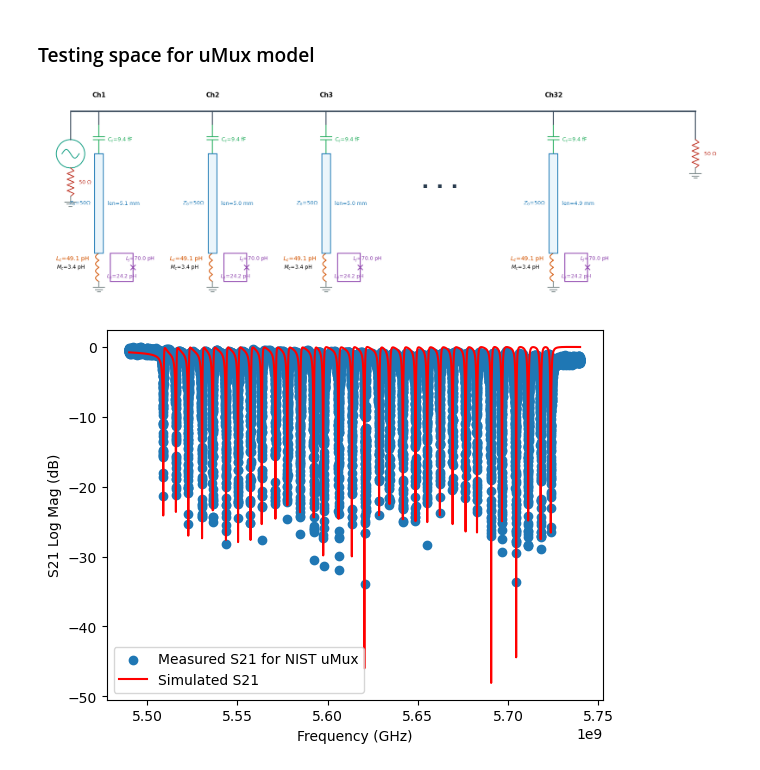
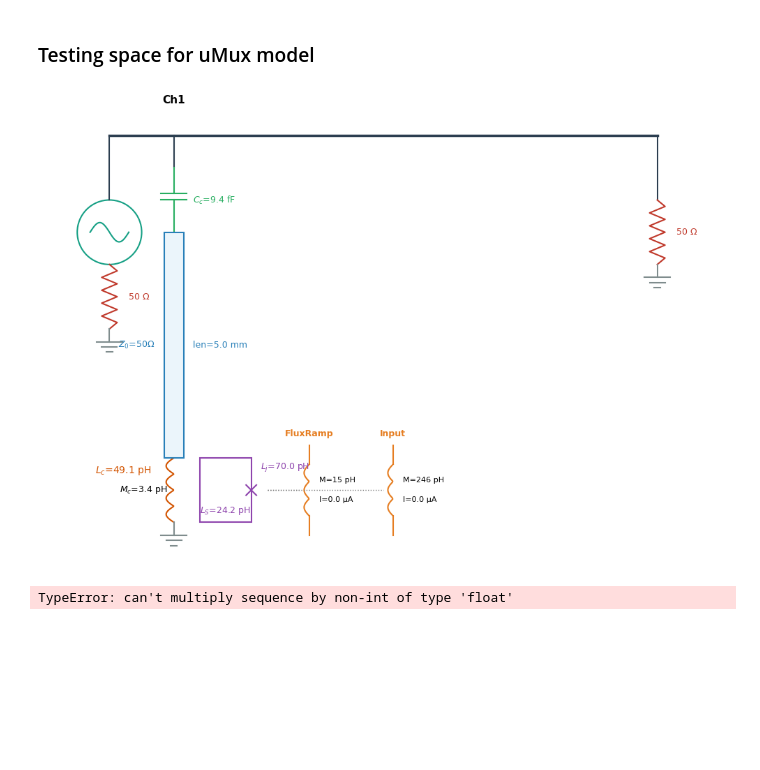
Before and after one commit to QTSF-Mines/Microwave-Multiplexing, a Jupyter notebook: uMux_modeling/model_testing.ipynb, the cells around one changed output. Drawn from its saved outputs; the diff is of its cells as text; code cells hidden in the pictures; blank space fills up the shorter version.

Commit message:
Flux Dependence Demonstration

```diff
--- a/uMux_modeling/model_testing.ipynb
+++ b/uMux_modeling/model_testing.ipynb
@@ -19,59 +19,57 @@ s21_logMag = s21_logMag-np.max(s21_logMag)
 # %%
 loaded_params = np.loadtxt('NIST_full_params.txt', dtype=float)
 
 VNA = VNA_Simulator(z0=50)
 Phi0 = 2.067e-15
 
-# Keep a list of your SQUIDs so you can easily access and tune them later
 squids = []
 
 count = 1
 for params in loaded_params:
-    # 1. DESIGN PHASE: Create unique components for THIS channel
-    # We set phi_ext=0 as our baseline "design flux"
+    if((params[2] > 5.6e9)&(params[2]<5.61e9)):
+        squid_ch = SQUID(L_j=70e-12, L_s=24.2e-12, phi_ext=0)
+        squid_ch.add_flux_line("FluxRamp", 15e-12)
+        squid_ch.add_flux_line("Input", 246e-12)
+        ind_ch = Inductor(49.1e-12)
+        tuned_L_ch = ScreenedInductor(primary_inductor=ind_ch, screening_device=squid_ch, M=3.4e-12)
 
-    squid_ch = SQUID(L_j=70e-12, L_s=24.2e-12, phi_ext=0)
-    squid_ch.add_flux_line("FluxRamp", 15e-12)
-    squid_ch.add_flux_line("Input", 246e-12)
-    ind_ch = Inductor(49.1e-12)
-    tuned_L_ch = ScreenedInductor(primary_inductor=ind_ch, screening_device=squid_ch, M=3.4e-12)
+        squids.append(squid_ch)
 
-    # Save the SQUID reference so we can change its flux later
-    squids.append(squid_ch)
+        length, Cc_val, Qi_val = extract_physical_params(params, tuned_L_ch, Cc_in=9.4e-15)
 
-    # 2. EXTRACT PHYSICAL PARAMS: Calculate length based on the baseline 0-flux state
-    length, Cc_val, Qi_val = extract_physical_params(params, tuned_L_ch, Cc_in=9.4e-15)
+        cap_ch = Capacitor(C=Cc_val)
+        phys_res = Resonator(length=length, load=tuned_L_ch, v_p=1.15e8, Qi=Qi_val)
 
-    # 3. BUILD PHASE: Lock in the physical parameters
-    cap_ch = Capacitor(C=Cc_val)
-    phys_res = Resonator(length=length, load=tuned_L_ch, v_p=1.15e8, Qi=Qi_val)
+        channel = Channel(name=f"Ch{count}")
+        channel.add(cap_ch)
+        channel.add(phys_res)
+        VNA.add(channel, 'shunt')
 
-    # Add to channel and VNA
-    channel = Channel(name=f"Ch{count}")
-    channel.add(cap_ch)
-    channel.add(phys_res)
-    VNA.add(channel, 'shunt')
-
-    count += 1
+        count += 1
 
 VNA.draw_schematic(use_color=True)
 # %% [output]
-[figure, old version]
+[figure, new version]
 # %%
 
+
+
+
+
+I_array = [0,100e-6,200e-6,300e-6]
+
+for squid in squids:
+    squid.flux_lines["FluxRamp"].I = I_array
 
 S = VNA.get_s_matrix(freqs_loaded)
 
 plt.scatter(freqs_loaded, s21_logMag, label = "Measured S21 for NIST uMux")
-plt.plot(freqs_loaded, 20*np.log10(S[1,0]), color = 'r', label = "Simulated S21")
+for i in len(I_array):
+    plt.plot(freqs_loaded, 20*np.log10(S[i][1,0]), color = 'r', label = "Simulated S21"+str(I_array[i]))
 plt.xlabel("Frequency (GHz)")
 plt.ylabel("S21 Log Mag (dB)")
 plt.legend()
-# plt.xlim([5.6e9,5.61e9])
+plt.xlim([5.6e9,5.61e9])
 plt.show()
-
-# plt.scatter(freqs_loaded, s21_phase)
-# plt.plot(freqs_loaded, np.angle(S[1,0]), color = 'r')
-# plt.show()
 # %% [output]
-[figure, removed]
+TypeError: can't multiply sequence by non-int of type 'float'
```
Also changed, not shown: parts of 1 cell of this notebook, 4 other files.
